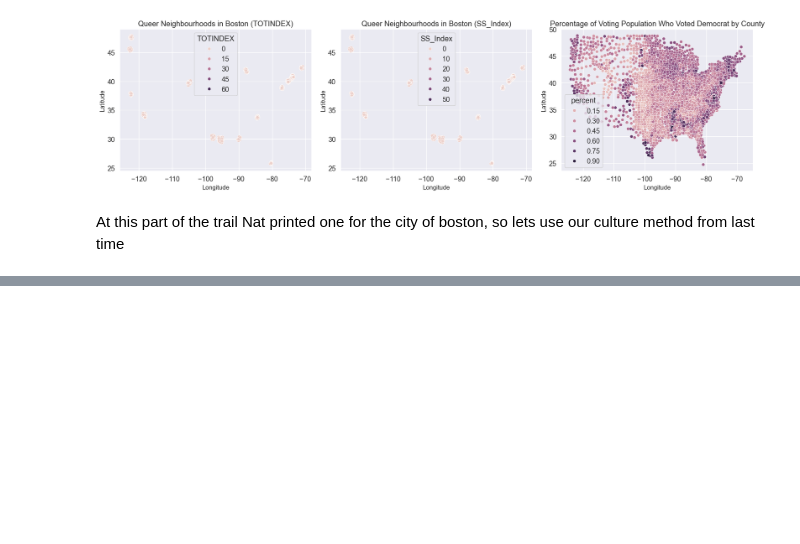
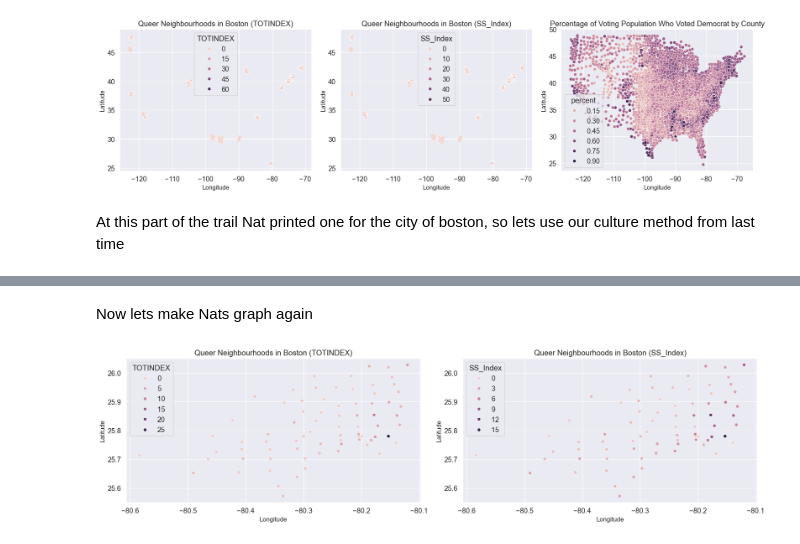
Before and after one commit to almsam/data-analysis-project-remastered, a Jupyter notebook: part 3 - political allignment.ipynb, the cells around one changed output, grey strips where cells are left out. Drawn from its saved outputs; the diff is of its cells as text; code cells hidden in the pictures; blank space fills up the shorter version.

Commit message:
plot attempt

```diff
--- a/part 3 - political allignment.ipynb
+++ b/part 3 - political allignment.ipynb
@@ -174,3 +174,5 @@ dfcity.head(10)
 | 7 | 7 | 25.003265 | 32.038585 | 47.611046 | -122.293207 | 6 | 0.545340 | 1.925926 | ... |
 | 8 | 8 | 17.519808 | 31.968980 | 33.799884 | -84.385805 | 4 | 0.642833 | 1.535714 | ... |
 | 9 | 9 | 26.425592 | 31.293323 | 34.107810 | -118.362247 | 6 | 0.456450 | 1.107143 | ... |
+# %%
+BostonDF = pd.DataFrame(dfcity.loc[dfcity['city'] == 'Miami' ]); BostonDF.head(10)
@@ -176,0 +191,14 @@ dfcity.head(10)
+# %% [markdown]
+Now lets make Nats graph again
+# %%
+fig, axes = plt.subplots(1, 2, figsize=(18, 5)) #messed with figure size
+
+plot_ny_scatter1 = sns.scatterplot(ax=axes[0], data=BostonDF, x="long", y="lat", hue="TOTINDEX")
+axes[0].set(xlabel="Longitude", ylabel="Latitude", title="Queer Neighbourhoods in Boston (TOTINDEX)")
+
+plot_ny_scatter2 = sns.scatterplot(ax=axes[1], data=BostonDF, x="long", y="lat", hue="SS_Index")
+axes[1].set(xlabel="Longitude", ylabel="Latitude", title="Queer Neighbourhoods in Boston (SS_Index)")
+
+plt.tight_layout(); plt.show()
+# %% [output]
+[figure, added]
```
Also changed, not shown: parts of 1 cell of this notebook.
